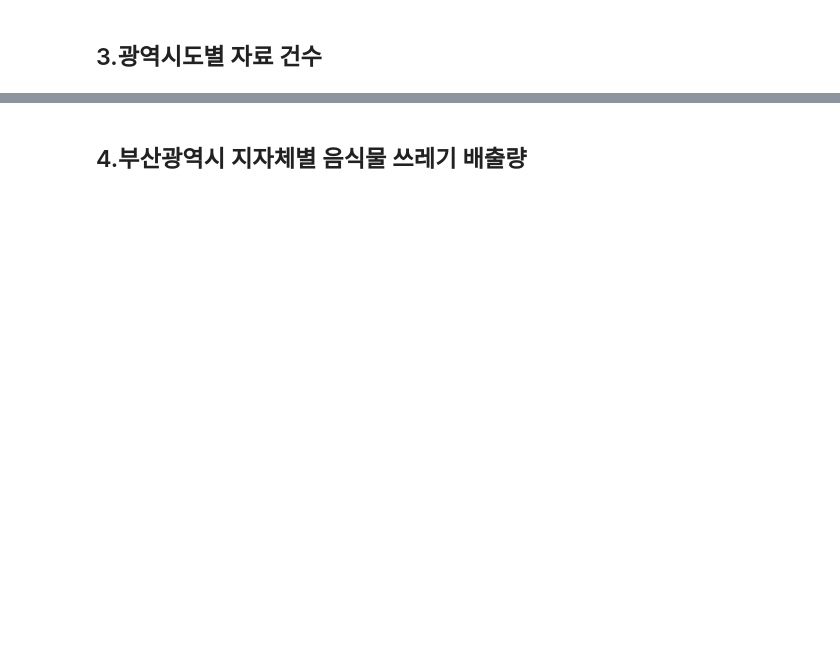
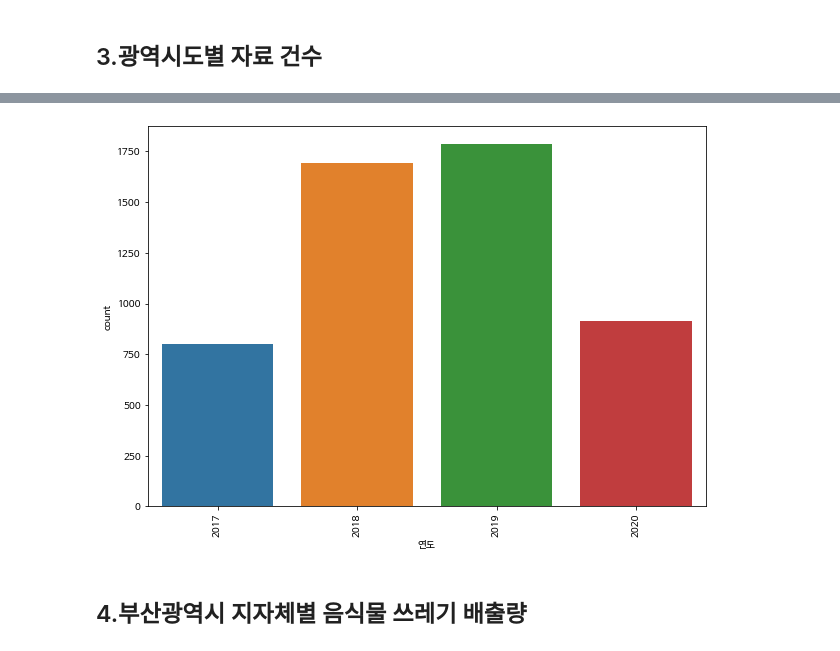
Before and after one commit to cybermin/2022_BSSM, a Jupyter notebook: 02_pandas_basic_해결문제.ipynb, the cells around one changed output, grey strips where cells are left out. Saved outputs shown, nothing was run; the diff lists cells and outputs as text; code cells hidden in the pictures; blank space fills up the shorter version.

```diff
--- a/02_pandas_basic_해결문제.ipynb
+++ b/02_pandas_basic_해결문제.ipynb
@@ -67,2 +348,9 @@ import seaborn as sns
+# %%
+plt.figure(figsize=(10,7))
+sns.countplot(x='연도', data=df)
+plt.xticks(rotation=90)
+plt.show()
+# %% [output]
+[figure, added]
 # %% [markdown]
 ## 4.부산광역시 지자체별 음식물 쓰레기 배출량
```
Also changed, not shown: parts of 46 cells of this notebook.
